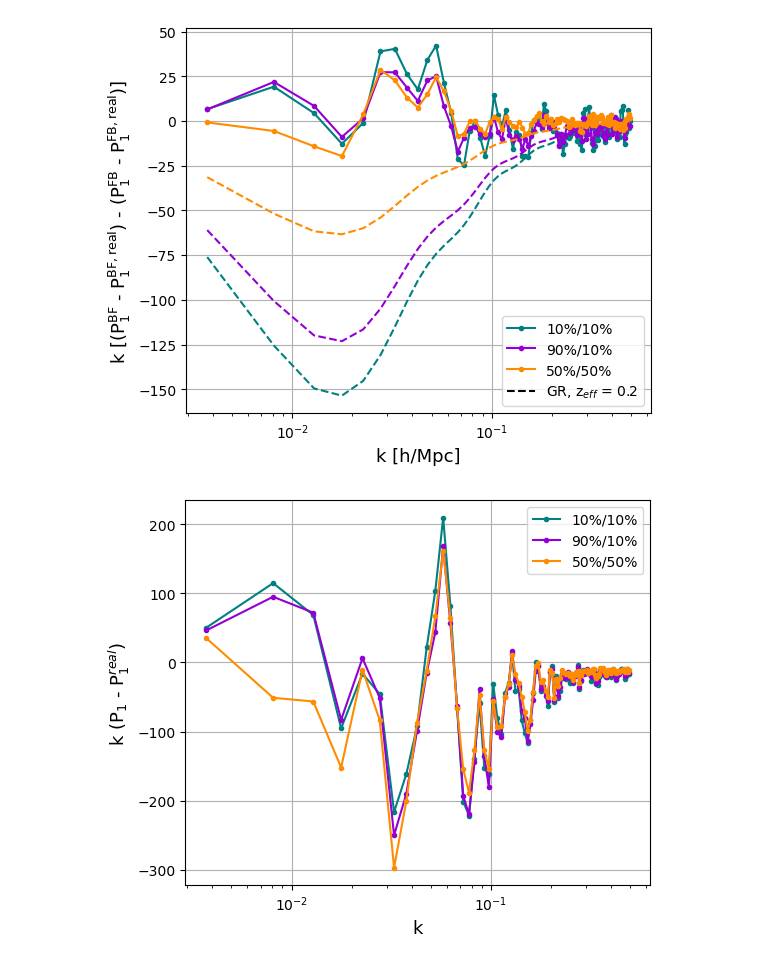
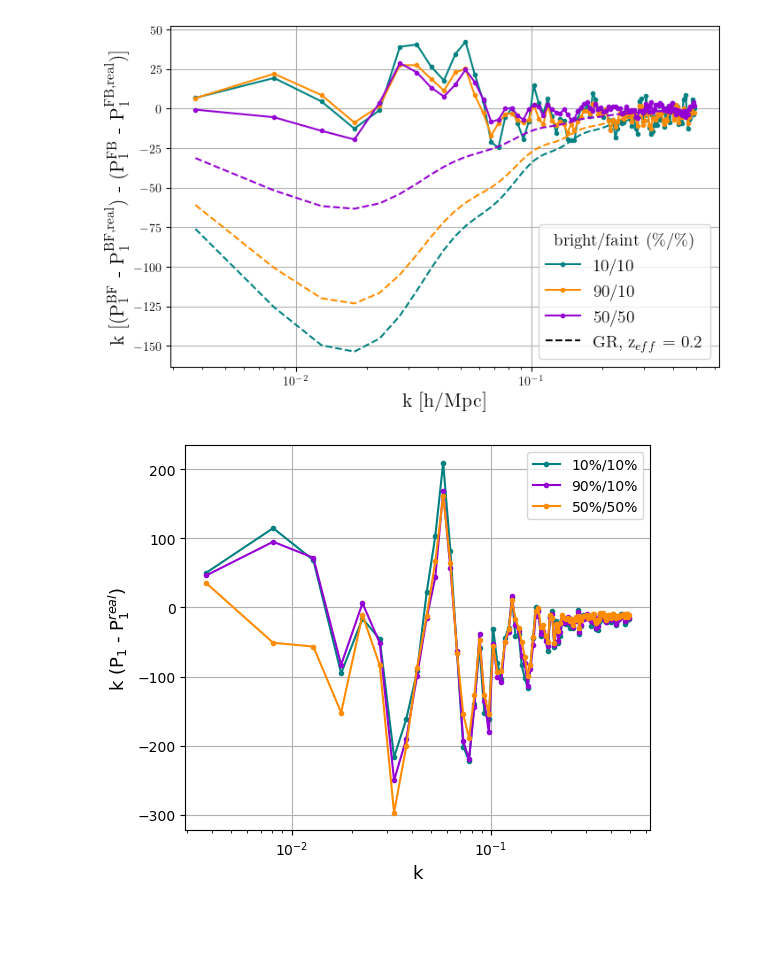
Before and after one commit to JadePiat/Relativistic_effects, a Jupyter notebook: power_spectrum.ipynb, the cells around one changed output. Drawn from its saved outputs; the diff is of its cells as text; code cells hidden in the pictures; blank space fills up the shorter version.

Commit message:
figures

```diff
--- a/power_spectrum.ipynb
+++ b/power_spectrum.ipynb
@@ -3,6 +3,12 @@ import numpy as np
 import matplotlib.pyplot as plt
 %matplotlib inline
 
+plt.rcParams.update({
+    "text.usetex": True,
+    "font.family": "serif",
+})
+
+
 from dipole import model
 # %%
 from matplotlib.lines import Line2D
@@ -16,41 +22,59 @@ s_f = [0.3,0.42,0.33]
 b_b = [1.3,1.3,1.1]
 b_f = [1.05,1.05,1.03]
 
-plt.figure(figsize=(6,5))
-colors = ['teal','darkviolet','darkorange']
+plt.figure(figsize=(8,5))
+colors = ['teal','darkorange','darkviolet']
 
 for i, [cut_b, cut_f] in enumerate(zip(cuts_b, cuts_f)):
 
     data_BF = np.loadtxt(f'/global/homes/j/jpiat/data/Pk1_b{cut_b}_f{cut_f}.dat')
     data_FB = np.loadtxt(f'/global/homes/j/jpiat/data/Pk1_f{cut_f}_b{cut_b}.dat')
     data_real_BF = np.loadtxt(f'/global/homes/j/jpiat/data/Pk1_real_b{cut_b}_f{cut_f}.dat')
     data_real_FB = np.loadtxt(f'/global/homes/j/jpiat/data/Pk1_real_f{cut_f}_b{cut_b}.dat')
 
     k = data_BF[:,0]
+    k_real = data_real_BF[:,0]
     pk1_BF = data_BF[:,1]
     pk1_FB = data_FB[:,1]
     pk1_real_BF = data_real_BF[:,1]
     pk1_real_FB = data_real_FB[:,1]
 
     s = [s_b[i], s_f[i]]
     b = [b_b[i], b_f[i]]
 
     pk1_model = model(k,0.2,s,b)
 
-    plt.plot(k,k*((pk1_BF-pk1_real_BF)-(pk1_FB-pk1_real_FB)),marker='.',color=colors[i],label=f'{cut_f}%/{cut_b}%')
+    P_tot = (pk1_BF-pk1_real_BF)-(pk1_FB-pk1_real_FB)
+    data = np.zeros((len(k),7))
+    data[:,0] = k
+    data[:,1] = k_real
+    data[:,2] = pk1_BF
+    data[:,3] = pk1_real_BF
+    data[:,4] = pk1_FB
+    data[:,5] = pk1_real_FB
+    data[:,6] = P_tot
+
+    if cut_f == 90:
+        np.savetxt('dipole_B10_F90.txt', data)
+
+    if cut_f == 10:
+        np.savetxt('dipole_B10_F10.txt', data)
+
+    plt.plot(k,k*P_tot,marker='.',label=f'{cut_f}/{cut_b}',color=colors[i])
     plt.plot(k, -2*k*pk1_model, ls = '--', color=colors[i])
 
 line = Line2D([0], [0], label=r'GR, z$_{eff}$ = 0.2', color='k', ls='--')
 handles, labels = plt.gca().get_legend_handles_labels()
 handles.extend([line])
 
-plt.ylabel(r'k [(P$\rm_1^{BF}$ - P$\rm^{BF,real}_1$) - (P$\rm_1^{FB}$ - P$\rm^{FB,real}_1$)]',fontsize=13)
-plt.xlabel('k [h/Mpc]', fontsize=13)
+plt.ylabel(r'k [(P$\rm_1^{BF}$ - P$\rm^{BF,real}_1$) - (P$\rm_1^{FB}$ - P$\rm^{FB,real}_1$)]',fontsize=16)
+plt.xlabel('k [h/Mpc]', fontsize=16)
 plt.xscale('log')
 plt.grid()
-plt.legend(handles=handles);
+plt.legend(handles=handles, fontsize=14,title='bright/faint (\%/\%)',title_fontsize=14)
+plt.savefig('/global/homes/j/jpiat/Relativistic_effects/figures/dipole.pdf');
 # %% [output]
-[figure, old version]
+[figure, new version]
 # %%
 cuts_b = [10,10,50]
 cuts_f = [10,90,50]
```
Also changed, not shown: 15 other files.
